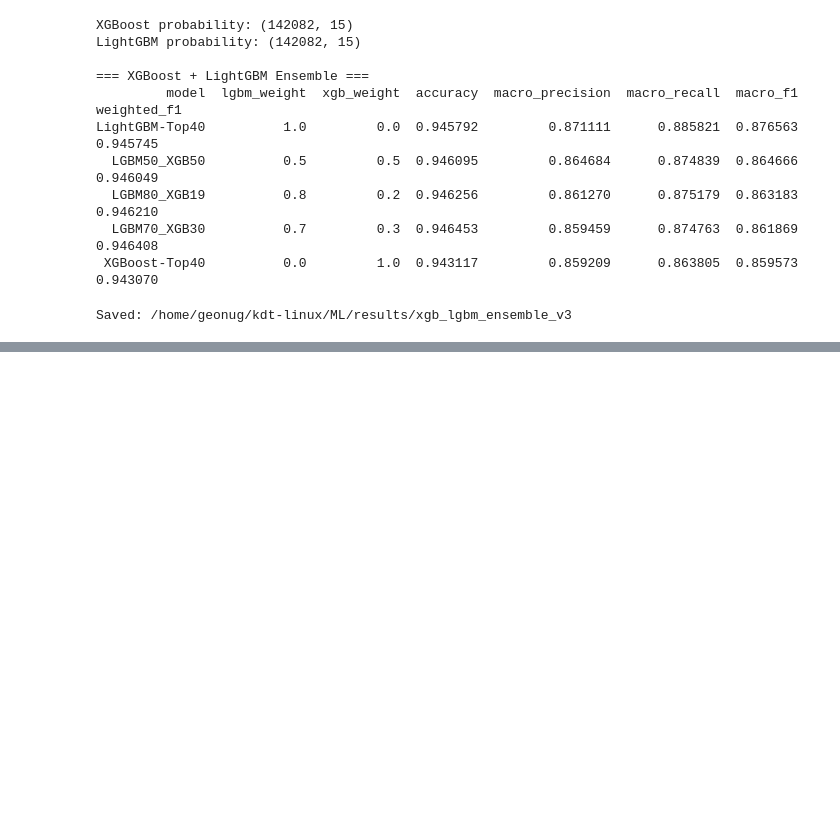
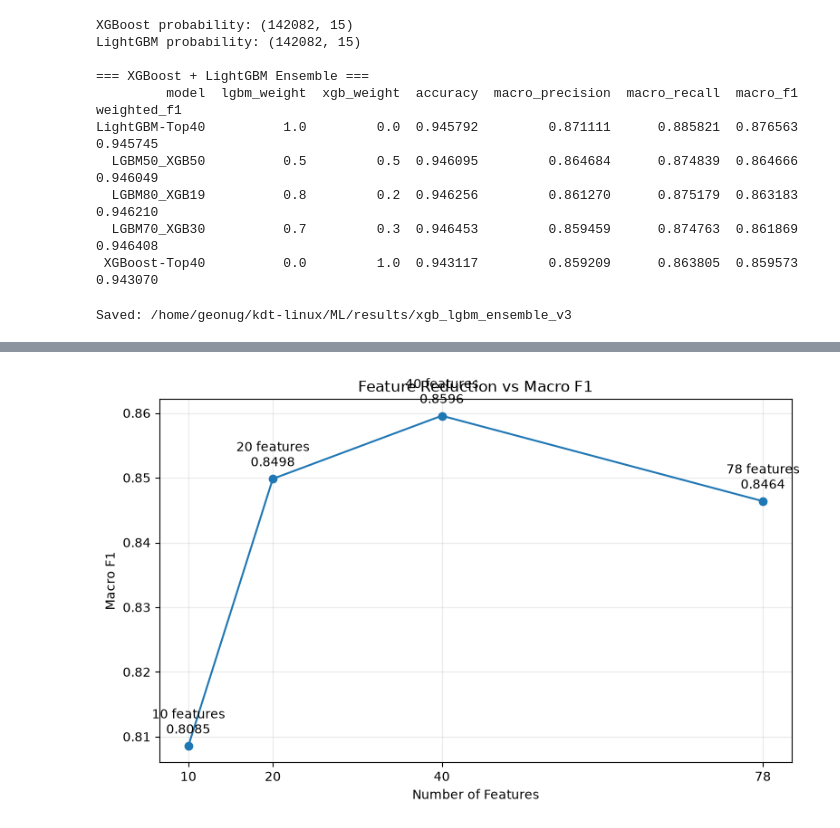
Before and after one commit to whrjsdnr/ML_teamproject, a Jupyter notebook: notebooks/preprocessing.ipynb, the cells around one changed output, grey strips where cells are left out. Drawn from its saved outputs; the diff is of its cells as text; code cells hidden in the pictures; blank space fills up the shorter version.

```diff
--- a/notebooks/preprocessing.ipynb
+++ b/notebooks/preprocessing.ipynb
@@ -5577,0 +5798,79 @@ Saved: /home/geonug/kdt-linux/ML/results/xgb_lgbm_ensemble_v3
+# %%
+feature_reduction = pd.DataFrame({
+    "features": [
+        78,
+        40,
+        20,
+        10,
+    ],
+
+    "macro_f1": [
+        0.846377,
+        0.859573,
+        0.849831,
+        0.808544,
+    ],
+})
+
+
+fig, ax = plt.subplots(
+    figsize=(8, 5)
+)
+
+
+ax.plot(
+    feature_reduction["features"],
+    feature_reduction["macro_f1"],
+    marker="o",
+)
+
+
+for _, row in feature_reduction.iterrows():
+
+    ax.annotate(
+        f'{int(row["features"])} features\n'
+        f'{row["macro_f1"]:.4f}',
+
+        (
+            row["features"],
+            row["macro_f1"],
+        ),
+
+        textcoords="offset points",
+        xytext=(0, 10),
+        ha="center",
+    )
+
+
+ax.set_title(
+    "Feature Reduction vs Macro F1"
+)
+
+ax.set_xlabel(
+    "Number of Features"
+)
+
+ax.set_ylabel(
+    "Macro F1"
+)
+
+ax.set_xticks(
+    [10, 20, 40, 78]
+)
+
+ax.grid(
+    alpha=0.25
+)
+
+
+plt.tight_layout()
+
+plt.savefig(
+    FIG_DIR / "03_feature_reduction.png",
+    dpi=200,
+    bbox_inches="tight",
+)
+
+plt.show()
+# %% [output]
+[figure, added]
```
Also changed, not shown: parts of 10 cells of this notebook, 8 other files.
